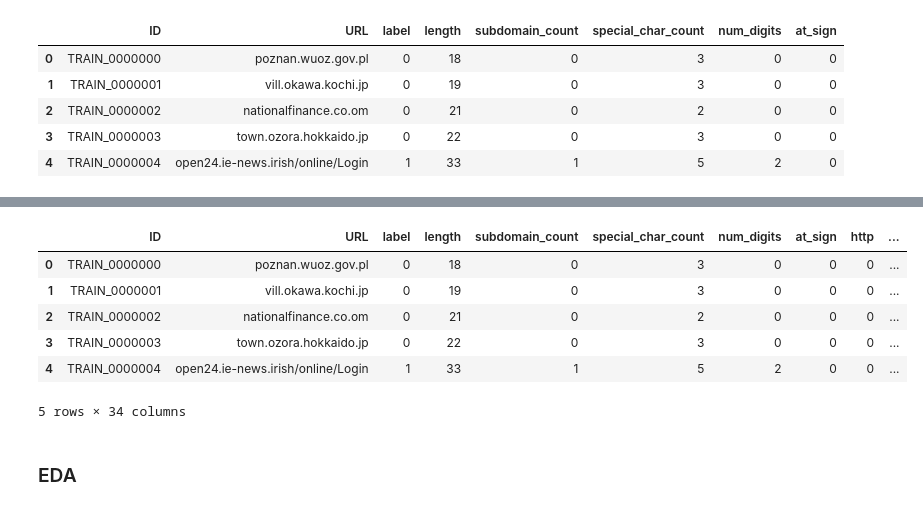
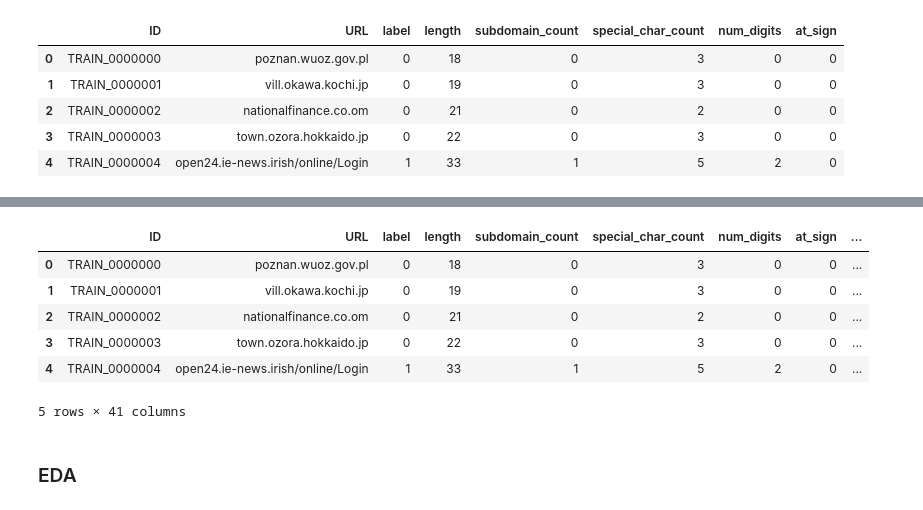
Before and after one commit to koeyhi/malicious_url, a Jupyter notebook: 악성 URL 탐지.ipynb, the cells around one changed output, grey strips where cells are left out. Saved outputs shown, nothing was run; the diff lists cells and outputs as text; code cells hidden in the pictures.

```diff
--- a/악성 URL 탐지.ipynb
+++ b/악성 URL 탐지.ipynb
@@ -121,3 +121,14 @@ train_df.head()
 | 2 | TRAIN_0000002 | nationalfinance.co.om | 0 | 21 | 0 | 2 | 0 | 0 |
 | 3 | TRAIN_0000003 | town.ozora.hokkaido.jp | 0 | 22 | 0 | 3 | 0 | 0 |
 | 4 | TRAIN_0000004 | open24.ie-news.irish/online/Login | 1 | 33 | 1 | 5 | 2 | 0 |
+# %%
+# "//" 문자 포함 여부
+def include_double_slash(url):
+    if "//" in url:
+        return 1
+    return 0
+
+train_df["double_slash"] = train_df["URL"].apply(include_double_slash)
+test_df["double_slash"] = test_df["URL"].apply(include_double_slash)
+
+train_df.head()
@@ -123,0 +142,10 @@ train_df.head()
+# %%
+# URL 깊이 반환
+def get_url_depth(url):
+    path = url.strip('/').split('/')
+    return len(path) - 1 if len(path) > 1 else 0
+
+train_df["url_depth"] = train_df["URL"].apply(get_url_depth)
+test_df["url_depth"] = test_df["URL"].apply(get_url_depth)
+
+train_df.head()
@@ -569,8 +620,8 @@ for train_idx, val_idx in kf.split(train_df):
     train_df.loc[val_idx, 'sld_phishing_ratio_cv'] = train_df.loc[val_idx, 'url_sld'].map(pivot_sld['label'])
     train_df.loc[val_idx, 'sld_mean_special_char_cv'] = train_df.loc[val_idx, 'url_sld'].map(pivot_sld['special_char_count'])
 
-    # fishing_keyword별 평균 randomness
-    pivot_keyword = X_train.groupby('fishing_keyword')['randomness'].mean()
+    # fishing_keyword별 평균 entropy
+    pivot_keyword = X_train.groupby('fishing_keyword')['entropy_URL'].mean()
     train_df.loc[val_idx, 'keyword_mean_randomness_cv'] = train_df.loc[val_idx, 'fishing_keyword'].map(pivot_keyword)
 
     # subdomain_count별 피싱 비율
@@ -580,50 +631,50 @@ for train_idx, val_idx in kf.split(train_df):
 # 결측치 처리
 train_df['sld_phishing_ratio_cv'].fillna(train_df['label'].mean(), inplace=True)
 train_df['sld_mean_special_char_cv'].fillna(train_df['special_char_count'].mean(), inplace=True)
-train_df['keyword_mean_randomness_cv'].fillna(train_df['randomness'].mean(), inplace=True)
+train_df['keyword_mean_randomness_cv'].fillna(train_df['entropy_URL'].mean(), inplace=True)
 train_df['subdomain_phishing_ratio_cv'].fillna(train_df['label'].mean(), inplace=True)
 
 # test_df에 적용
 pivot_sld_full = train_df.groupby('url_sld').agg({'label':'mean', 'special_char_count':'mean'})
-pivot_keyword_full = train_df.groupby('fishing_keyword')['randomness'].mean()
+pivot_keyword_full = train_df.groupby('fishing_keyword')['entropy_URL'].mean()
 pivot_subdomain_full = train_df.groupby('subdomain_count')['label'].mean()
 
 test_df['sld_phishing_ratio_cv'] = test_df['url_sld'].map(pivot_sld_full['label'])
 test_df['sld_mean_special_char_cv'] = test_df['url_sld'].map(pivot_sld_full['special_char_count'])
 test_df['keyword_mean_randomness_cv'] = test_df['fishing_keyword'].map(pivot_keyword_full)
 test_df['subdomain_phishing_ratio_cv'] = test_df['subdomain_count'].map(pivot_subdomain_full)
 
 # 결측치 처리 (test)
 test_df['sld_phishing_ratio_cv'].fillna(train_df['label'].mean(), inplace=True)
 test_df['sld_mean_special_char_cv'].fillna(train_df['special_char_count'].mean(), inplace=True)
-test_df['keyword_mean_randomness_cv'].fillna(train_df['randomness'].mean(), inplace=True)
+test_df['keyword_mean_randomness_cv'].fillna(train_df['entropy_URL'].mean(), inplace=True)
 test_df['subdomain_phishing_ratio_cv'].fillna(train_df['label'].mean(), inplace=True)
 
 # 전체 train 데이터의 피싱 비율 (전체 평균)
 global_mean = train_df['label'].mean()
 
 # 교차 검증을 사용해 url_subdomain별 피싱 비율 피처 만들기
 train_df['subdomain_phishing_ratio_cv'] = 0
 for train_idx, val_idx in kf.split(train_df):
     X_train = train_df.iloc[train_idx]
     pivot_subdomain = X_train.groupby('url_subdomain')['label'].mean()
     train_df.loc[val_idx, 'subdomain_phishing_ratio_cv'] = train_df.loc[val_idx, 'url_subdomain'].map(pivot_subdomain)
 train_df['subdomain_phishing_ratio_cv'].fillna(global_mean, inplace=True)
 
 # test_df에도 같은 피처 적용
 pivot_subdomain_full = train_df.groupby('url_subdomain')['label'].mean()
 test_df['subdomain_phishing_ratio_cv'] = test_df['url_subdomain'].map(pivot_subdomain_full)
 test_df['subdomain_phishing_ratio_cv'].fillna(global_mean, inplace=True)
 
 train_df.head()
 # %% [output]
-|  | ID | URL | label | length | subdomain_count | special_char_count | num_digits | at_sign | http | ... |
-| 0 | TRAIN_0000000 | poznan.wuoz.gov.pl | 0 | 18 | 0 | 3 | 0 | 0 | 0 | ... |
-| 1 | TRAIN_0000001 | vill.okawa.kochi.jp | 0 | 19 | 0 | 3 | 0 | 0 | 0 | ... |
-| 2 | TRAIN_0000002 | nationalfinance.co.om | 0 | 21 | 0 | 2 | 0 | 0 | 0 | ... |
-| 3 | TRAIN_0000003 | town.ozora.hokkaido.jp | 0 | 22 | 0 | 3 | 0 | 0 | 0 | ... |
-| 4 | TRAIN_0000004 | open24.ie-news.irish/online/Login | 1 | 33 | 1 | 5 | 2 | 0 | 0 | ... |
+|  | ID | URL | label | length | subdomain_count | special_char_count | num_digits | at_sign | ... |
+| 0 | TRAIN_0000000 | poznan.wuoz.gov.pl | 0 | 18 | 0 | 3 | 0 | 0 | ... |
+| 1 | TRAIN_0000001 | vill.okawa.kochi.jp | 0 | 19 | 0 | 3 | 0 | 0 | ... |
+| 2 | TRAIN_0000002 | nationalfinance.co.om | 0 | 21 | 0 | 2 | 0 | 0 | ... |
+| 3 | TRAIN_0000003 | town.ozora.hokkaido.jp | 0 | 22 | 0 | 3 | 0 | 0 | ... |
+| 4 | TRAIN_0000004 | open24.ie-news.irish/online/Login | 1 | 33 | 1 | 5 | 2 | 0 | ... |
-5 rows × 34 columns
+5 rows × 41 columns
 # %%
 train_df.to_csv('train_features.csv', index=False)
 test_df.to_csv('test_features.csv', index=False)
```
Also changed, not shown: parts of 19 cells of this notebook.
